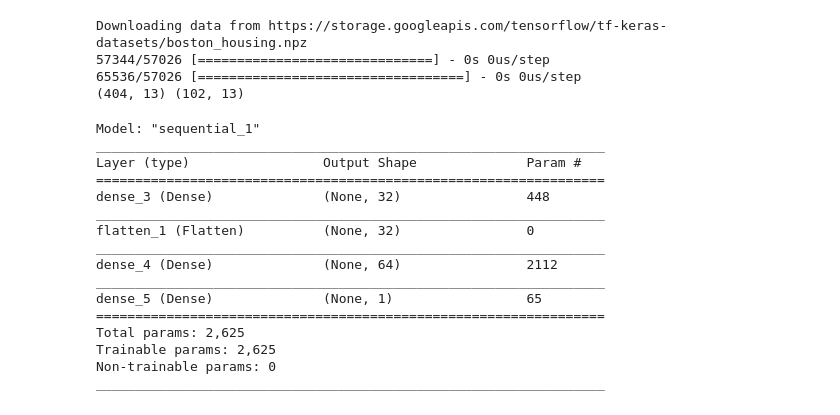
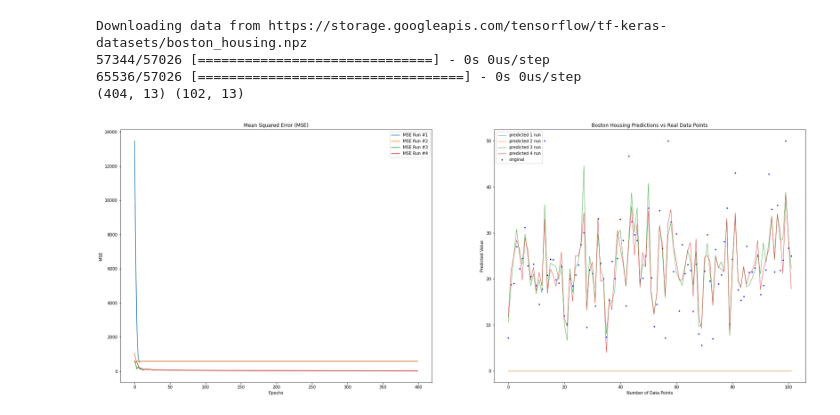
Before and after one commit to amerus/NeuralNets, a Jupyter notebook: hw3/homework3.ipynb, the cells around one changed output. Drawn from its saved outputs; the diff is of its cells as text; code cells hidden in the pictures.

Commit message:
MSE and Predictions

```diff
--- a/hw3/homework3.ipynb
+++ b/hw3/homework3.ipynb
@@ -41,32 +41,3 @@ from tensorflow.keras.models import Sequential
 from tensorflow.keras.layers import Dense, Flatten
 import matplotlib.pyplot as plt
 from sklearn.metrics import mean_squared_error
-# %%
-bigger_model = Sequential()
-bigger_model.add(Dense(32, activation='relu', input_shape=(13,)))
-bigger_model.add(Flatten())
-bigger_model.add(Dense(64, activation=tf.keras.layers.LeakyReLU(alpha=0.5)))
-bigger_model.add(Dense(1, activation='relu'))
-
-bigger_model.compile(optimizer='adam',
-                     loss='mse',
-                    metrics=['mse'])
-
-bigger_model.summary()
-# %% [output]
-Model: "sequential_1"
-_________________________________________________________________
-Layer (type)                 Output Shape              Param #
-=================================================================
-dense_3 (Dense)              (None, 32)                448
-_________________________________________________________________
-flatten_1 (Flatten)          (None, 32)                0
-_________________________________________________________________
-dense_4 (Dense)              (None, 64)                2112
-_________________________________________________________________
-dense_5 (Dense)              (None, 1)                 65
-=================================================================
-Total params: 2,625
-Trainable params: 2,625
-Non-trainable params: 0
-_________________________________________________________________
@@ -77,3 +44,39 @@ ypred = bigger_model.predict(X_test)
+# %%
+import warnings
+warnings.filterwarnings('ignore')
+
+plt.figure(figsize=(30, 25))
+for i in [1,2,3,4]:
+  bigger_model = Sequential()
+  bigger_model.add(Dense(32, activation='relu', input_shape=(13,)))
+  bigger_model.add(Flatten())
+  bigger_model.add(Dense(64, activation=tf.keras.layers.LeakyReLU(alpha=0.5)))
+  bigger_model.add(Dense(1, activation='relu'))
+
+  bigger_model.compile(optimizer='adam',
+                      loss='mse',
+                      metrics=['mse'])
+
+  bigger_history = bigger_model.fit(X_train, y_train, batch_size=1000, epochs=400, verbose=False)
+  ypred = bigger_model.predict(X_test)
+
+  x_ax = range(len(ypred))
+  plt.subplot(2,2,1)
+  plt.plot(bigger_history.history['mse'], label='MSE Run #'+str(i))
+  plt.title("Mean Squared Error (MSE)")
+  plt.xlabel("Epochs")
+  plt.ylabel("MSE")
+  plt.legend()
+  plt.subplot(2,2,2)
+  plt.plot(x_ax, ypred, lw=0.8, label="predicted "+str(i)+" run")
+  plt.title("Boston Housing Predictions vs Real Data Points")
+  plt.xlabel("Number of Data Points")
+  plt.ylabel("Predicted Value")
+plt.scatter(x_ax, y_test, s=5, color="blue", label="original")
+plt.legend()
+plt.show()
+# %% [output]
+[figure, added]
 # %%
 print(bigger_model.evaluate(X_train, y_train))
 # %% [output]
```
Also changed, not shown: parts of 9 cells of this notebook.
